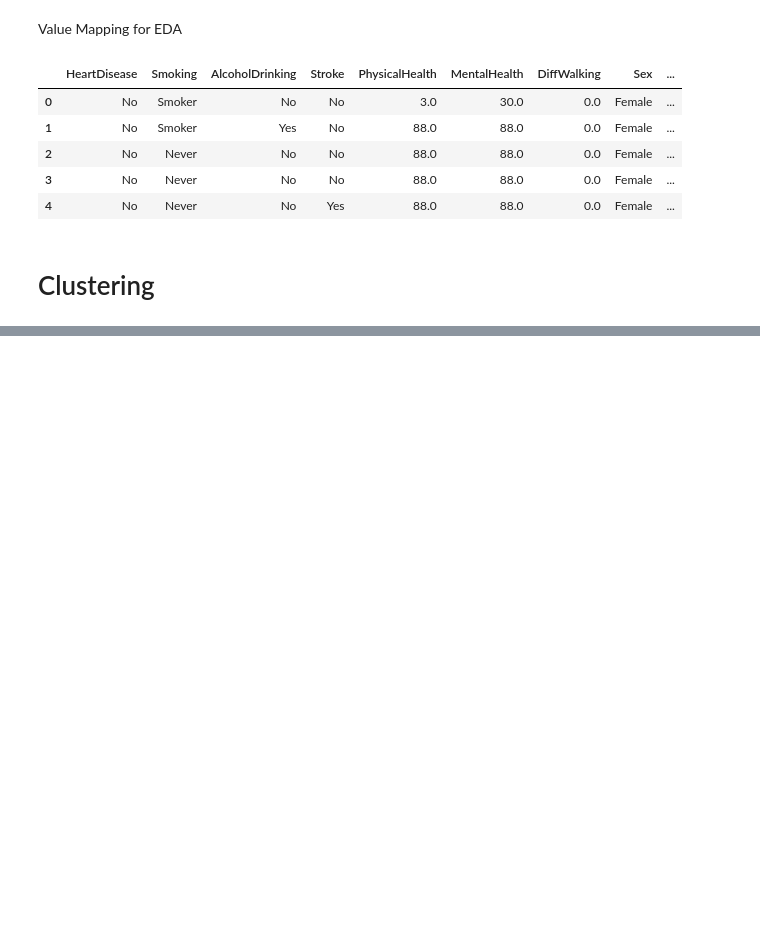
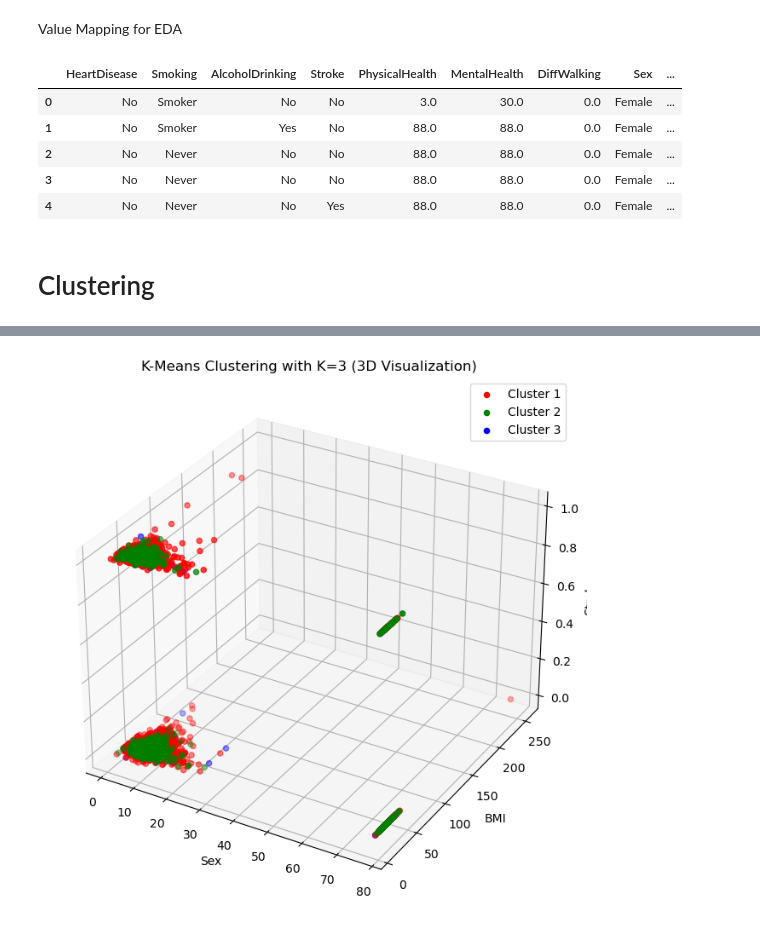
Before and after one commit to yahyamomtaz/Heart-Attack-Project, a Jupyter notebook: heart-attack-complete-project.ipynb, the cells around one changed output, grey strips where cells are left out. Cells and saved outputs as stored; diff of their text form; code cells hidden in the pictures; blank space fills up the shorter version.

```diff
--- a/heart-attack-complete-project.ipynb
+++ b/heart-attack-complete-project.ipynb
@@ -794,0 +839,23 @@ df['clus'] = clusters
+# %%
+# Create a 3D scatter plot
+fig = plt.figure(figsize=(10, 8))
+ax = fig.add_subplot(111, projection='3d')
+
+# Define colors for each cluster
+colors = ['r', 'g', 'b']
+
+# Plot data points in 3D space
+for cluster in range(3):
+    cluster_data = heart_disease_data[heart_disease_data['cluster'] == cluster]
+    ax.scatter(cluster_data['SleepTime'], cluster_data['BMI'], cluster_data['Stroke'],
+               c=colors[cluster], label=f'Cluster {cluster + 1}')
+
+ax.set_xlabel('Sex')
+ax.set_ylabel('BMI')
+ax.set_zlabel('Stroke')
+ax.set_title(f'K-Means Clustering with K=3 (3D Visualization)')
+
+plt.legend()
+plt.show()
+# %% [output]
+[figure, added]
```
Also changed, not shown: parts of 64 cells of this notebook, 4 other files.
